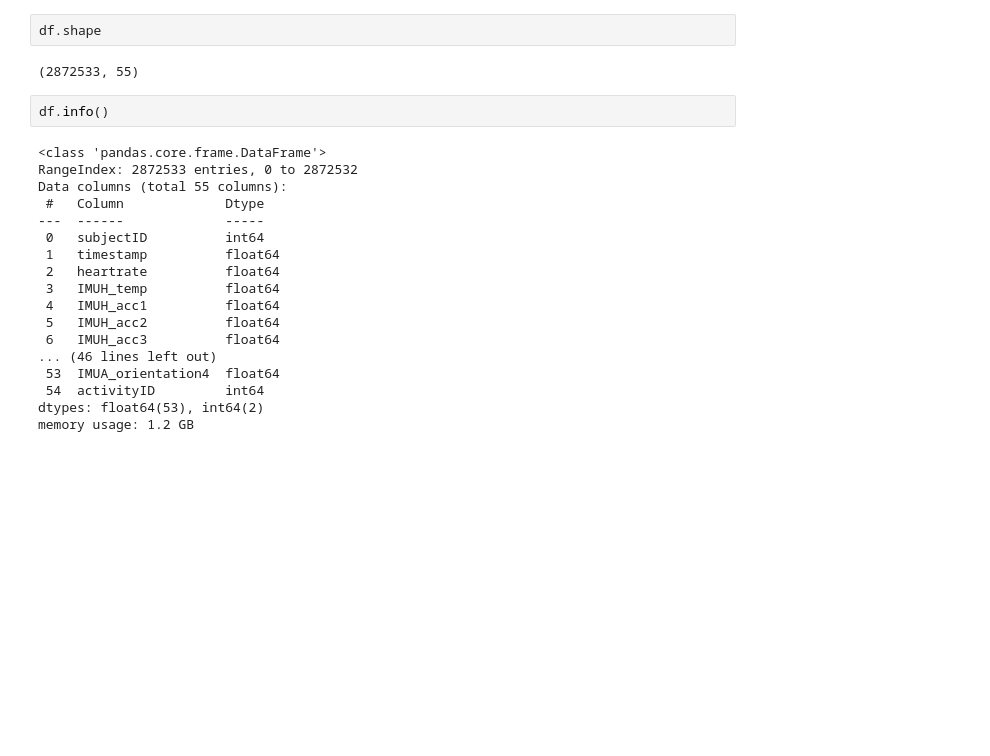
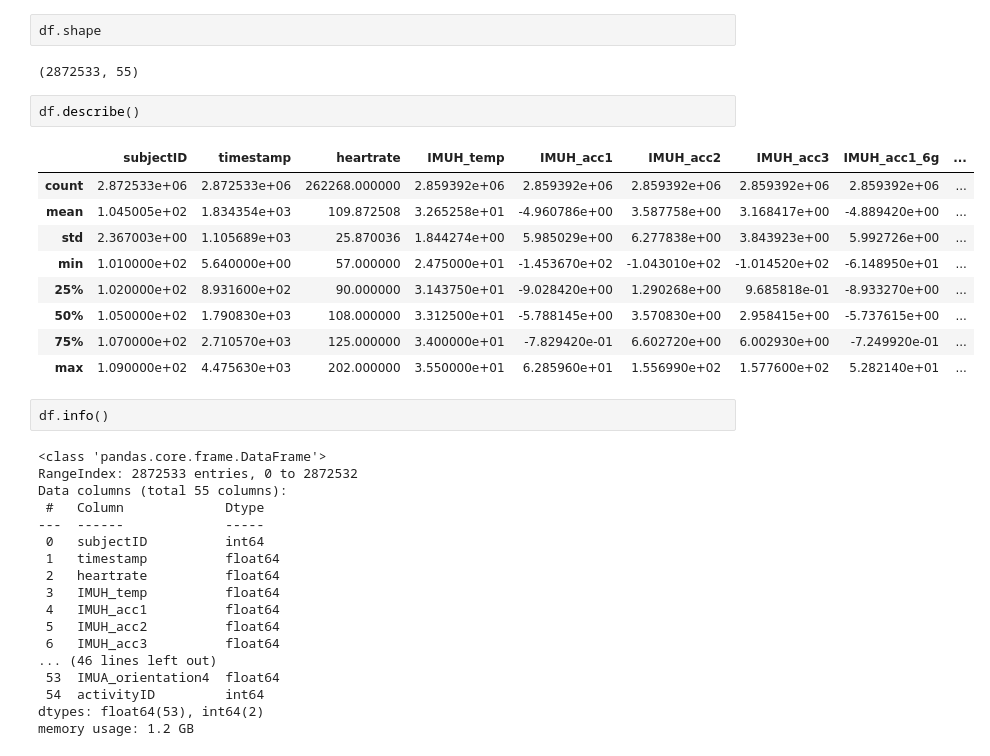
Before and after one commit to Ann-Maria-John/Sensor-Based-Human-Activity-Recognition-ML, a Jupyter notebook: data pre-processing2.ipynb, the cells around one changed output. Cells and saved outputs as stored; diff of their text form; blank space fills up the shorter version.

```diff
--- a/data pre-processing2.ipynb
+++ b/data pre-processing2.ipynb
@@ -22,6 +28,18 @@ df.head()
 df.shape
 # %% [output]
 (2872533, 55)
+# %%
+df.describe()
+# %% [output]
+|  | subjectID | timestamp | heartrate | IMUH_temp | IMUH_acc1 | IMUH_acc2 | IMUH_acc3 | IMUH_acc1_6g | ... |
+| count | 2.872533e+06 | 2.872533e+06 | 262268.000000 | 2.859392e+06 | 2.859392e+06 | 2.859392e+06 | 2.859392e+06 | 2.859392e+06 | ... |
+| mean | 1.045005e+02 | 1.834354e+03 | 109.872508 | 3.265258e+01 | -4.960786e+00 | 3.587758e+00 | 3.168417e+00 | -4.889420e+00 | ... |
+| std | 2.367003e+00 | 1.105689e+03 | 25.870036 | 1.844274e+00 | 5.985029e+00 | 6.277838e+00 | 3.843923e+00 | 5.992726e+00 | ... |
+| min | 1.010000e+02 | 5.640000e+00 | 57.000000 | 2.475000e+01 | -1.453670e+02 | -1.043010e+02 | -1.014520e+02 | -6.148950e+01 | ... |
+| 25% | 1.020000e+02 | 8.931600e+02 | 90.000000 | 3.143750e+01 | -9.028420e+00 | 1.290268e+00 | 9.685818e-01 | -8.933270e+00 | ... |
+| 50% | 1.050000e+02 | 1.790830e+03 | 108.000000 | 3.312500e+01 | -5.788145e+00 | 3.570830e+00 | 2.958415e+00 | -5.737615e+00 | ... |
+| 75% | 1.070000e+02 | 2.710570e+03 | 125.000000 | 3.400000e+01 | -7.829420e-01 | 6.602720e+00 | 6.002930e+00 | -7.249920e-01 | ... |
+| max | 1.090000e+02 | 4.475630e+03 | 202.000000 | 3.550000e+01 | 6.285960e+01 | 1.556990e+02 | 1.577600e+02 | 5.282140e+01 | ... |
 # %%
 df.info()
 # %% [output]
```
Also changed, not shown: parts of 13 cells of this notebook.
